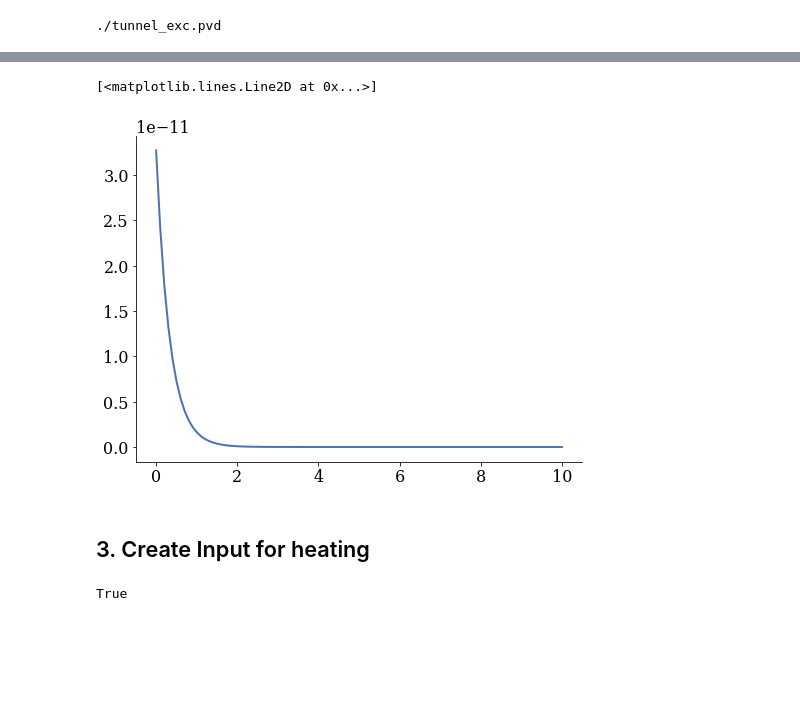
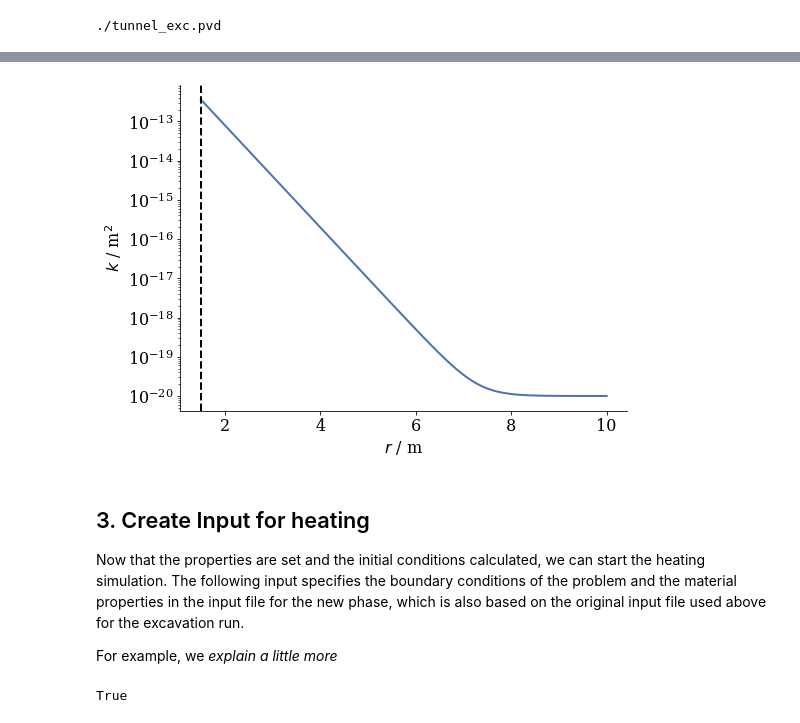
Before and after one commit to joergbuchwald/ogs6py, a Jupyter notebook: paper/paper_ogs6py_vtuio.ipynb, the cells around one changed output, grey strips where cells are left out. Drawn from its saved outputs; the diff is of its cells as text; code cells hidden in the pictures; blank space fills up the shorter version.

Commit message:
Suggested changes / proof read. No sim inputs available.

```diff
--- a/paper/paper_ogs6py_vtuio.ipynb
+++ b/paper/paper_ogs6py_vtuio.ipynb
@@ -130,18 +141,26 @@ def permEDZ(x,y,z):
     r = np.sqrt(x**2+y**2)
     return np.exp(-(r-5)*3)/1e17+1e-20
 # %%
-r = np.linspace(0,10,100)
+R = 1.5
+r = np.linspace(R,10,100)
-# %%
-plt.plot(r,permEDZ(r,0,0))
-# %% [output]
-[<matplotlib.lines.Line2D at 0x...>]
-[figure, removed]
+# %%
+plt.plot(r,permEDZ(r,0,0))
+plt.axvline(R,ls='--',color='black')
+plt.xlabel("$r$ / m")
+plt.yscale("log")
+plt.ylabel("$k$ / m$^2$");
+# %% [output]
+[figure, added]
 # %%
 lasttimestep = vtuIO.VTUIO("tunnel_exc_ts_81_t_8.000000.vtu", dim=2)
 # %%
 lasttimestep.func2Field(permEDZ, "perm", "tunnel_restart.vtu", cell=True)
-# %% [markdown]
-## 3. Create Input for heating
+# %% [markdown]
+## 3. Create Input for heating
+
+Now that the properties are set and the initial conditions calculated, we can start the heating simulation. The following input specifies the boundary conditions of the problem and the material properties in the input file for the new phase, which is also based on the original input file used above for the excavation run.
+
+For example, we *explain a little more*
 # %%
 model = OGS(INPUT_FILE="tunnel.prj", PROJECT_FILE="tunnel_heat.prj", MKL=True)
 # %%
```
Also changed, not shown: parts of 20 cells of this notebook, 2 other files.
